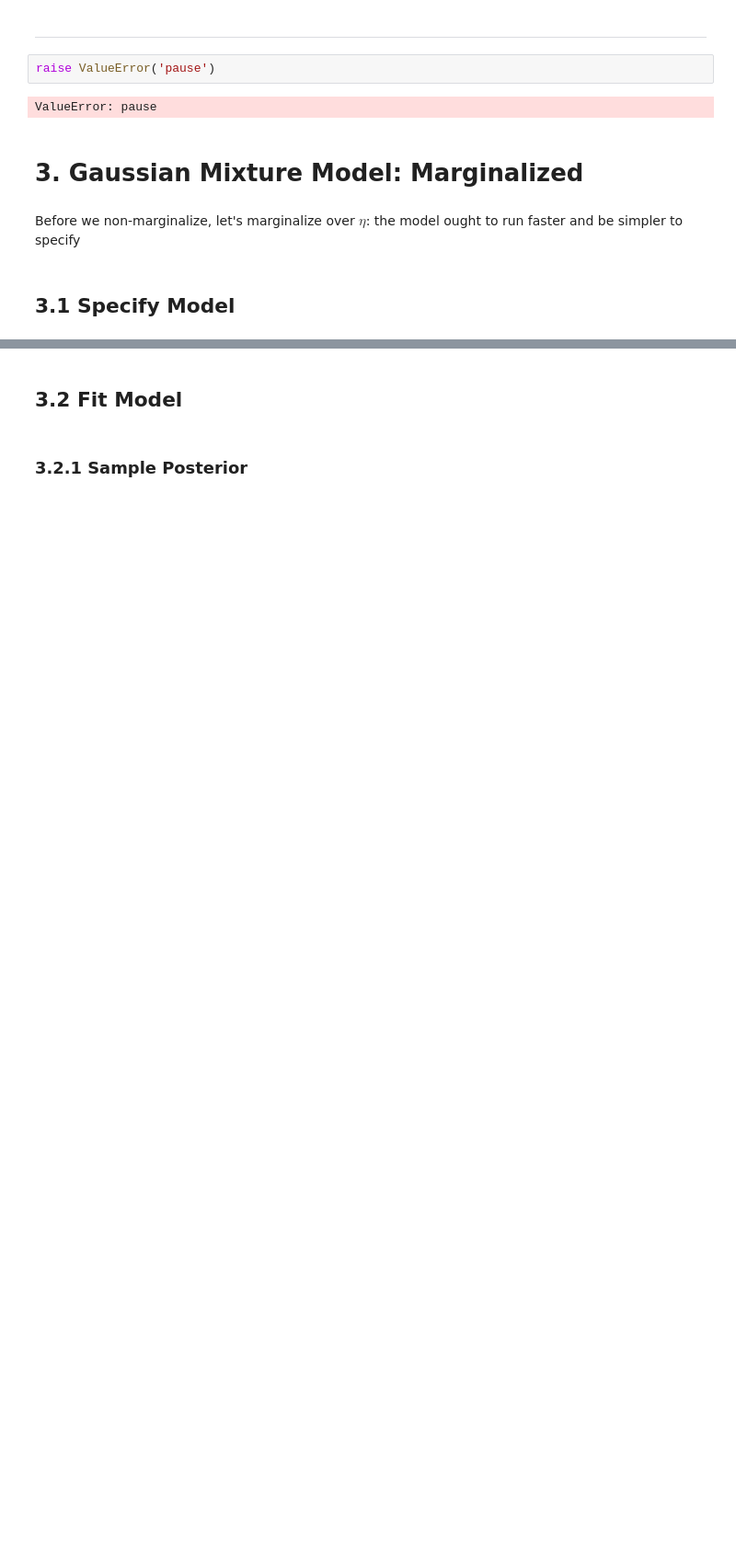
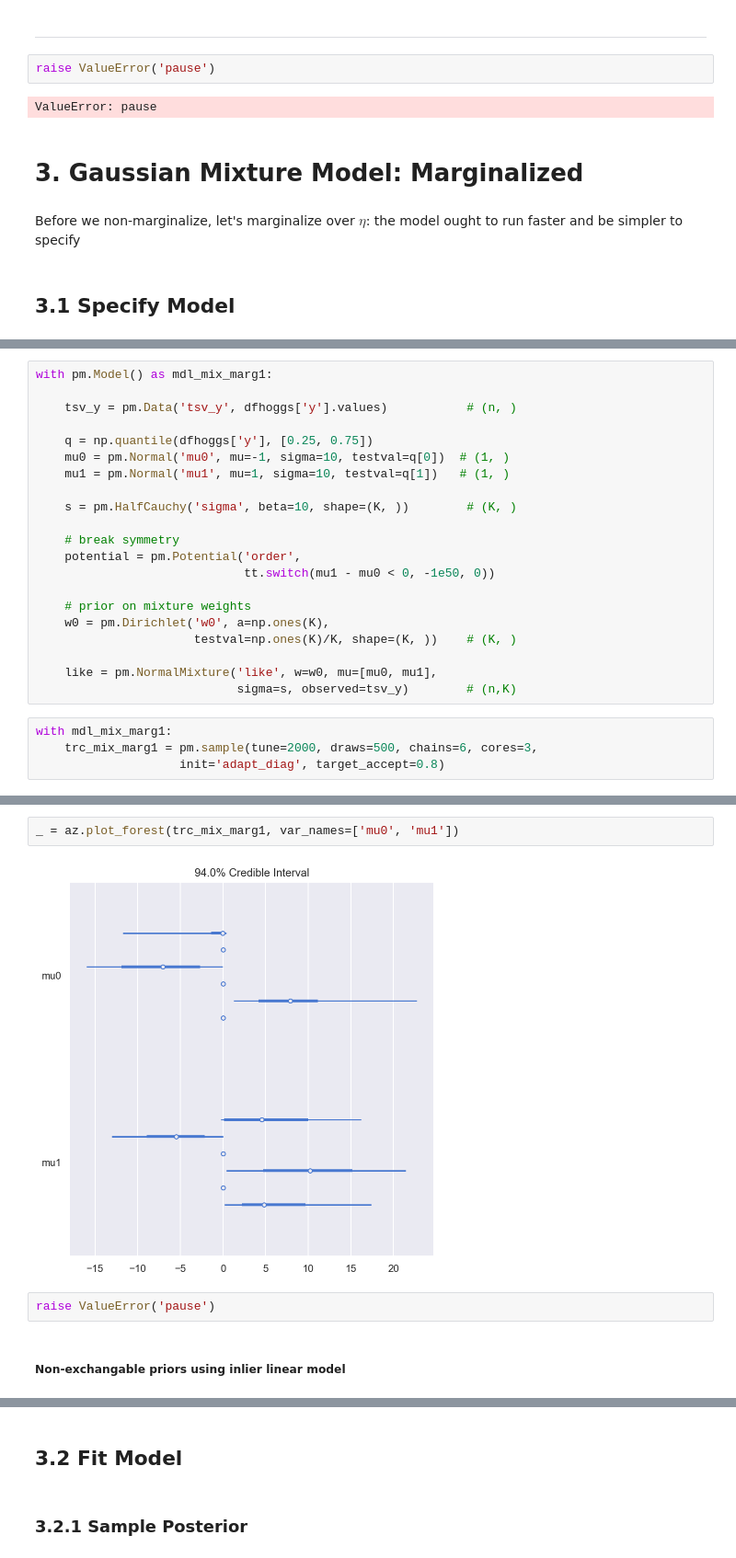
Before and after one commit to jonsedar/pymc3_examples, a Jupyter notebook: notebooks/glm-robust-regression-using-a-gmm-for-outlier-classification.ipynb, the cells around one changed output, grey strips where cells are left out. Shown at 92% size. Drawn from its saved outputs; the diff is of its cells as text; blank space fills up the shorter version.

```diff
--- a/notebooks/glm-robust-regression-using-a-gmm-for-outlier-classification.ipynb
+++ b/notebooks/glm-robust-regression-using-a-gmm-for-outlier-classification.ipynb
@@ -291,0 +300,25 @@ Priors for mixture components and overall likelihood evaluation:
+# %%
+with pm.Model() as mdl_mix_marg1:
+
+    tsv_y = pm.Data('tsv_y', dfhoggs['y'].values)           # (n, )
+
+    q = np.quantile(dfhoggs['y'], [0.25, 0.75])
+    mu0 = pm.Normal('mu0', mu=-1, sigma=10, testval=q[0])  # (1, )
+    mu1 = pm.Normal('mu1', mu=1, sigma=10, testval=q[1])   # (1, )
+
+    s = pm.HalfCauchy('sigma', beta=10, shape=(K, ))        # (K, )
+
+    # break symmetry
+    potential = pm.Potential('order',
+                             tt.switch(mu1 - mu0 < 0, -1e50, 0))
+
+    # prior on mixture weights
+    w0 = pm.Dirichlet('w0', a=np.ones(K),
+                      testval=np.ones(K)/K, shape=(K, ))    # (K, )
+
+    like = pm.NormalMixture('like', w=w0, mu=[mu0, mu1],
+                            sigma=s, observed=tsv_y)        # (n,K)
+# %%
+with mdl_mix_marg1:
+    trc_mix_marg1 = pm.sample(tune=2000, draws=500, chains=6, cores=3,
+                    init='adapt_diag', target_accept=0.8)
@@ -292 +342,9 @@ Priors for mixture components and overall likelihood evaluation:
+# %%
+_ = az.plot_forest(trc_mix_marg1, var_names=['mu0', 'mu1'])
+# %% [output]
+[figure, added]
+# %%
+raise ValueError('pause')
+# %% [markdown]
+##### Non-exchangable priors using inlier linear model
 # %%
```
Also changed, not shown: parts of 16 cells of this notebook.
